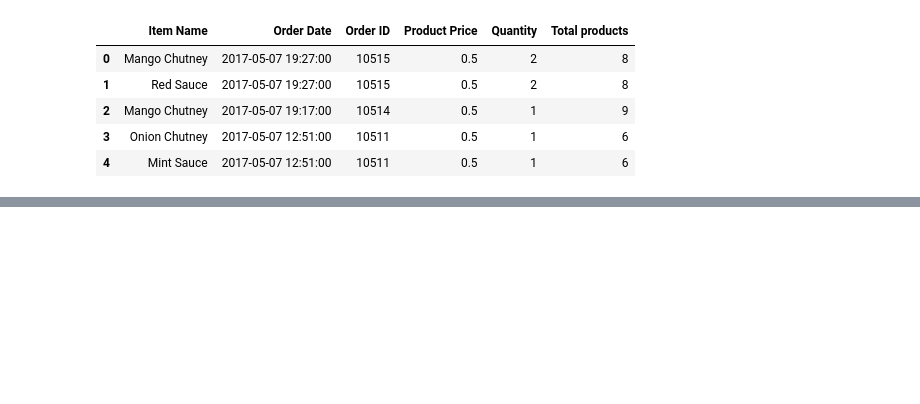
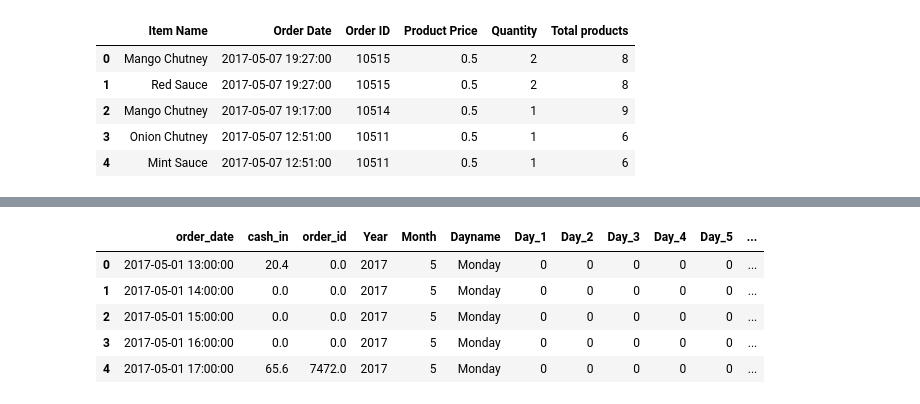
Before and after one commit to JulietteFou/Vasseur_ML, a Jupyter notebook: Notebooks/Tp2.ipynb, the cells around one changed output, grey strips where cells are left out. Drawn from its saved outputs; the diff is of its cells as text; code cells hidden in the pictures; blank space fills up the shorter version.

```diff
--- a/Notebooks/Tp2.ipynb
+++ b/Notebooks/Tp2.ipynb
@@ -141,0 +146,10 @@ df4.head()
+# %%
+df = prepadate(df,'order_date')
+df.head()
+# %% [output]
+|  | order_date | cash_in | order_id | Year | Month | Dayname | Day_1 | Day_2 | Day_3 | Day_4 | Day_5 | ... |
+| 0 | 2017-05-01 13:00:00 | 20.4 | 0.0 | 2017 | 5 | Monday | 0 | 0 | 0 | 0 | 0 | ... |
+| 1 | 2017-05-01 14:00:00 | 0.0 | 0.0 | 2017 | 5 | Monday | 0 | 0 | 0 | 0 | 0 | ... |
+| 2 | 2017-05-01 15:00:00 | 0.0 | 0.0 | 2017 | 5 | Monday | 0 | 0 | 0 | 0 | 0 | ... |
+| 3 | 2017-05-01 16:00:00 | 0.0 | 0.0 | 2017 | 5 | Monday | 0 | 0 | 0 | 0 | 0 | ... |
+| 4 | 2017-05-01 17:00:00 | 65.6 | 7472.0 | 2017 | 5 | Monday | 0 | 0 | 0 | 0 | 0 | ... |
```
Also changed, not shown: parts of 16 cells of this notebook.
